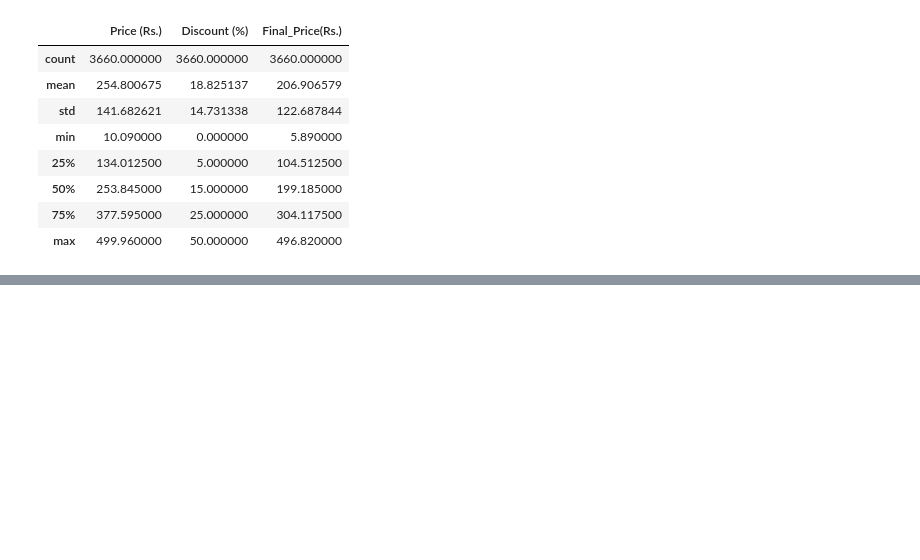
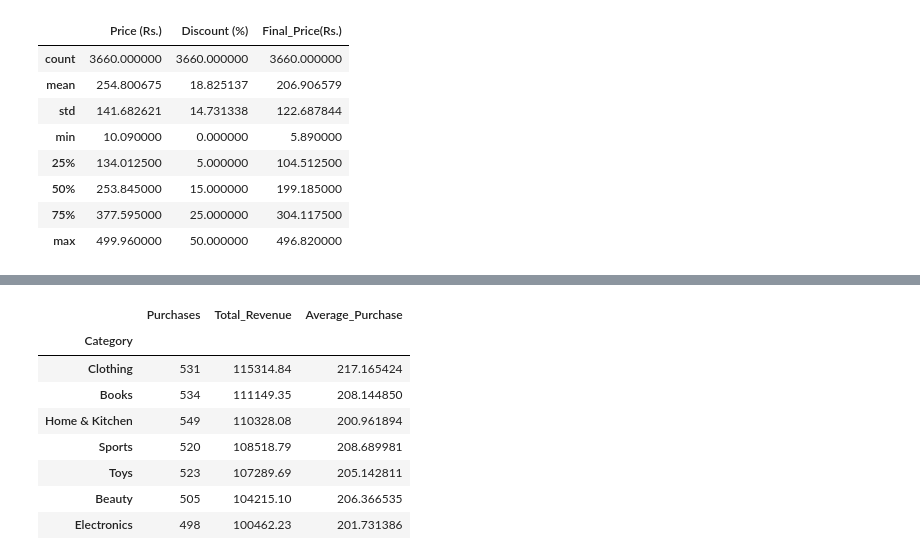
Before and after one commit to lomboto05-commits/eCommerce-customer-analytics, a Jupyter notebook: ecomemerce_customer_analytics.ipynb, the cells around one changed output, grey strips where cells are left out. Saved outputs shown, nothing was run; the diff lists cells and outputs as text; code cells hidden in the pictures; blank space fills up the shorter version.

```diff
--- a/ecomemerce_customer_analytics.ipynb
+++ b/ecomemerce_customer_analytics.ipynb
@@ -164,0 +196,20 @@ Numerical summary:
+# %%
+# Revenue and spending by product category
+
+category_analysis = df.groupby("Category").agg(
+    Purchases=("Product_ID", "count"),
+    Total_Revenue=("Final_Price(Rs.)", "sum"),
+    Average_Purchase=("Final_Price(Rs.)", "mean")
+).sort_values("Total_Revenue", ascending=False)
+
+display(category_analysis)
+# %% [output]
+|  | Purchases | Total_Revenue | Average_Purchase |
+| Category |  |  |  |
+| Clothing | 531 | 115314.84 | 217.165424 |
+| Books | 534 | 111149.35 | 208.144850 |
+| Home & Kitchen | 549 | 110328.08 | 200.961894 |
+| Sports | 520 | 108518.79 | 208.689981 |
+| Toys | 523 | 107289.69 | 205.142811 |
+| Beauty | 505 | 104215.10 | 206.366535 |
+| Electronics | 498 | 100462.23 | 201.731386 |
```
Also changed, not shown: parts of 4 cells of this notebook.
